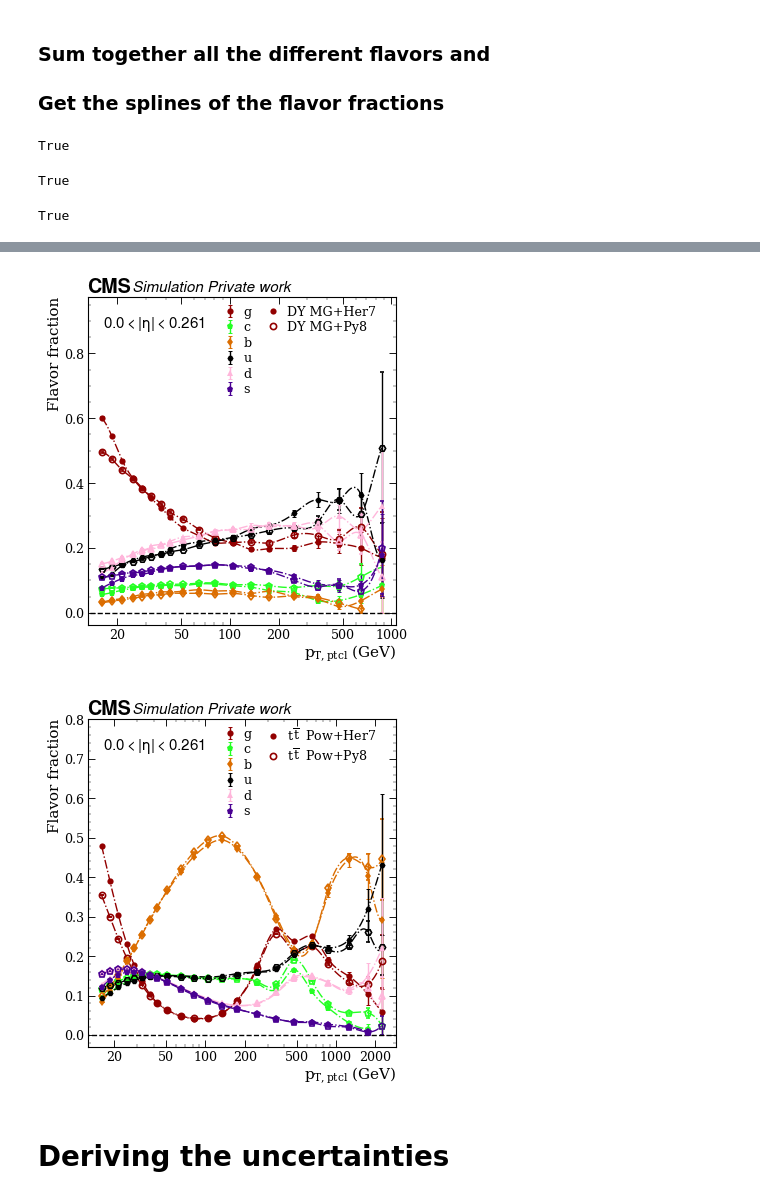
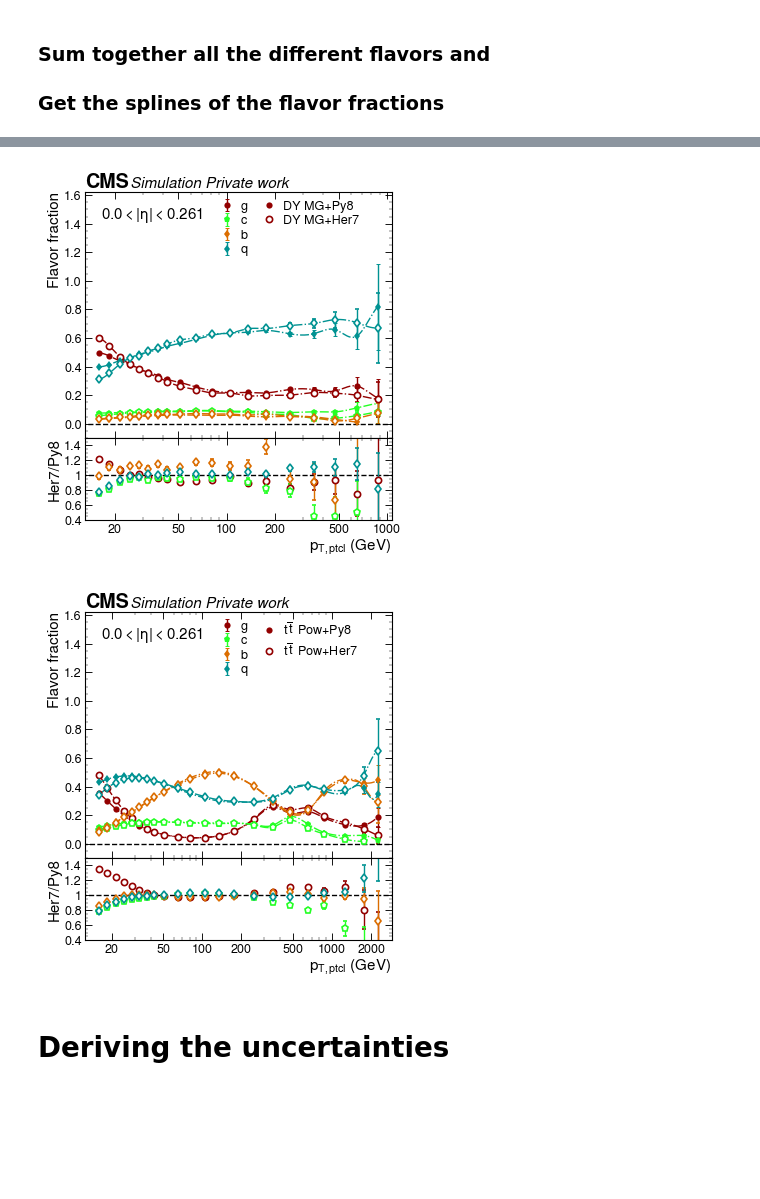
Before and after one commit to AndrissP/JMECoffea, a Jupyter notebook: flavor_fractions_and_uncertainties.ipynb, the cells around one changed output, grey strips where cells are left out. Drawn from its saved outputs; the diff is of its cells as text; code cells hidden in the pictures; blank space fills up the shorter version.

Commit message:
Updates on plotting

```diff
--- a/flavor_fractions_and_uncertainties.ipynb
+++ b/flavor_fractions_and_uncertainties.ipynb
@@ -40,7 +44,7 @@ plt.plot([1,2,3],[1,3,3])
 import matplotlib.pyplot as plt
 pltStyle('hep', font_frac=1.05) #
 plt.rcParams['legend.labelspacing']*0.45
-plt.rcParams['figure.subplot.right'] = 0.96
+plt.rcParams['figure.subplot.right'] = 0.955
 # from collections.abc import Iterable
 # %matplotlib notebook
 # %matplotlib notebook
@@ -66,13 +70,13 @@ from scipy.interpolate import RegularGridInterpolator
 # %% [output]
 Welcome to JupyROOT 6.28/04
 # %%
-use_corrections = 'simfit'  ## 'J' for QCD, 'T' for ttbar 'ratio' for the simultaneous fit of R(Herwig)-R(Pythia) -> not really a `ratio` but a difference, 'simfit' for the simfit of the corrections### If to include unmatched in calculating the uncertainties with seperate fits and
+use_corrections = 'ratio'  ## 'J' for QCD, 'T' for ttbar 'ratio' for the simultaneous fit of R(Herwig)-R(Pythia) -> not really a `ratio` but a difference, 'simfit' for the simfit of the corrections### If to include unmatched in calculating the uncertainties with seperate fits and
 ### include them in the flavor fraction plots.
 ### If False, unmatched are ignored
 include_unmatched = False
 combine_antiflavour = True
 combine_antiflavour_txt = '_split_antiflav' if not combine_antiflavour else ''
-add_composed_flav = True # if to also provide uncertainty for q as ud+s
+add_composed_flav = False # if to also provide uncertainty for q as ud+s
 rerun_fits = False
 
 eta_binning  = "Summer20Flavor"  ### HCalPart, CoarseCalo, CaloTowers, one_bin, Summer20Flavor;
@@ -120,11 +124,11 @@ qfrac_spline_dict = {}
 # qfrac_spline_dict2 = {}
 qfrac_spline_dict2D = {}
 legend_labels = []
-flavors = ['g', 'c', 'b', 'u', 'd', 's', 'unmatched'] if include_unmatched==True else ['g', 'c', 'b', 'u', 'd', 's']
-# flavors = ['g', 'c', 'b', 'ud', 's', 'unmatched'] if include_unmatched==True else ['g', 'c', 'b', 'ud', 's']
+# flavors = ['g', 'c', 'b', 'u', 'd', 's', 'unmatched'] if include_unmatched==True else ['g', 'c', 'b', 'u', 'd', 's']
+flavors = ['g', 'c', 'b', 'q', 'unmatched'] if include_unmatched==True else ['g', 'c', 'b', 'q']
 # flavors = ['g', 'c', 'b', 'ud', 's', 'unmatched'] if include_unmatched==True else ['b_gluon_splitting', 'b_prompt', 'c_gluon_splitting', 'c_prompt','g', 'ud', 's']
 # flavors = ['g', 'c', 'b', 'ud', 's', 'unmatched'] if include_unmatched==True else ['b_gluon_splitting', 'b_prompt','g', 'ud', 's']
-# flavors = ['g', 'cs', 'b', 'ud', 'unmatched']
+# flavors = ['g', 'cs', 'b', 'ud', 'unmatched'] if include_unmatched==True else ['g', 'c', 'b', 'ud', 's']
 if not combine_antiflavour:
     flavors_orig = flavors
     flavors = get_flavor_antiflavor_list(flavors)
@@ -213,11 +217,11 @@ for ii in range(len(samples)):
 
     for eta_idx in range(ndraw):
 #     for eta_idx in range(2):
-        plot_Efractions(sample_plot, eta_idx, jeteta_bins, pt_bins, legenddict=legenddict, saveplot=saveplot)
+#         plot_Efractions(sample_plot, eta_idx, jeteta_bins, pt_bins, legenddict=legenddict, saveplot=saveplot)
         if combine_antiflavour:
-            True
-#             plot_Efractions_ratio(sample_plot, [sampPy, sampHer], eta_idx, jeteta_bins, pt_bins, legenddict=legenddict, saveplot=saveplot,
-#                                  ratio_title=ratio_title)
+#             True
+            plot_Efractions_ratio(sample_plot, [sampPy, sampHer], eta_idx, jeteta_bins, pt_bins, legenddict=legenddict, saveplot=saveplot,
+                                 ratio_title=ratio_title)
         else:
             sample_plot_new = {}
 #                 aflav = flav+'bar'
@@ -229,7 +233,7 @@ for ii in range(len(samples)):
                 sample_plot_new[key] = lis
             fig_name = 'fig/fractions/fraction_q_vs_qbar_'+jeteta_bins.idx2str(eta_idx)+"_"+"_".join([sampPy, sampHer])
             plot_Efractions_ratio(sample_plot_new, [sampPy, sampHer], eta_idx, jeteta_bins, pt_bins, legenddict=legenddict, legenddict2=legend_dict_q_vs_qbar,
-                                  saveplot=saveplot, ratio_lim=(0.8,1.2), legend1_loc=(0.02,0.88), )
+                                  saveplot=saveplot, ratio_lim=(0.8,1.2), legend1_loc=(0.02,0.88), draw_spline=True, fig_name=fig_name )
 
 #             for flav in flavors_orig:
 #                 sample_plot_new = {}
@@ -251,6 +255,3 @@ for ii in range(len(samples)):
 if add_composed_flav:
     flavors=flavors[:3]+['q']+['ud']+flavors[3:] if combine_antiflavour else flavors+['q', 'qbar'] + ['u', 'd', 'ubar', 'dbar']
 # %% [output]
-True
-True
-True
@@ -258,5 +259,5 @@ True
-[figure, old version]
+[figure, new version]
-[figure, old version]
+[figure, new version]
 # %%
 # filename = 'out_txt/flavor_fractions_Herwig-TTBAR_Pythia-TTBAR.json'
 # with open(filename, 'r') as json_file:
```
Also changed, not shown: parts of 15 cells of this notebook, 9 other files.
